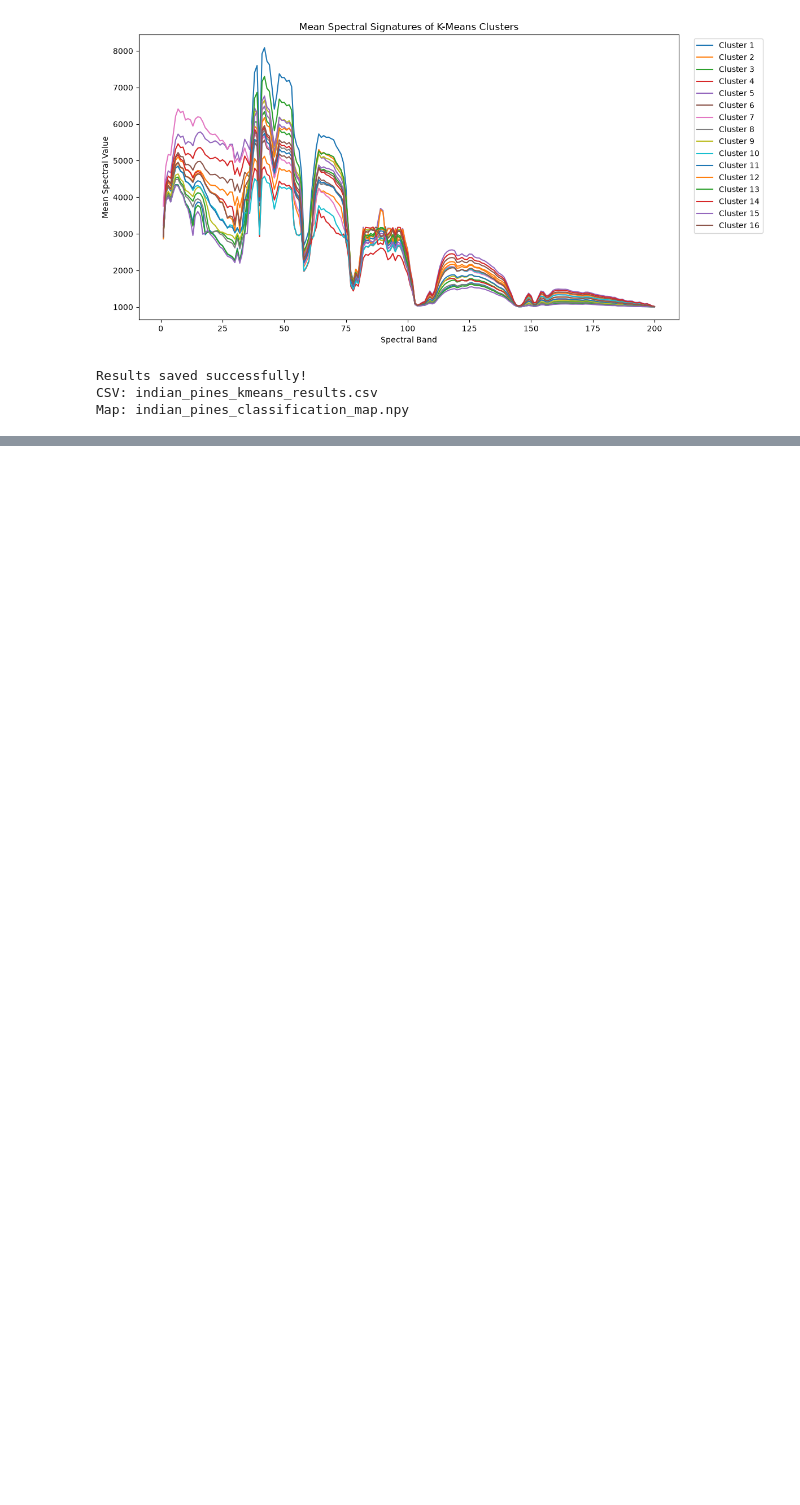
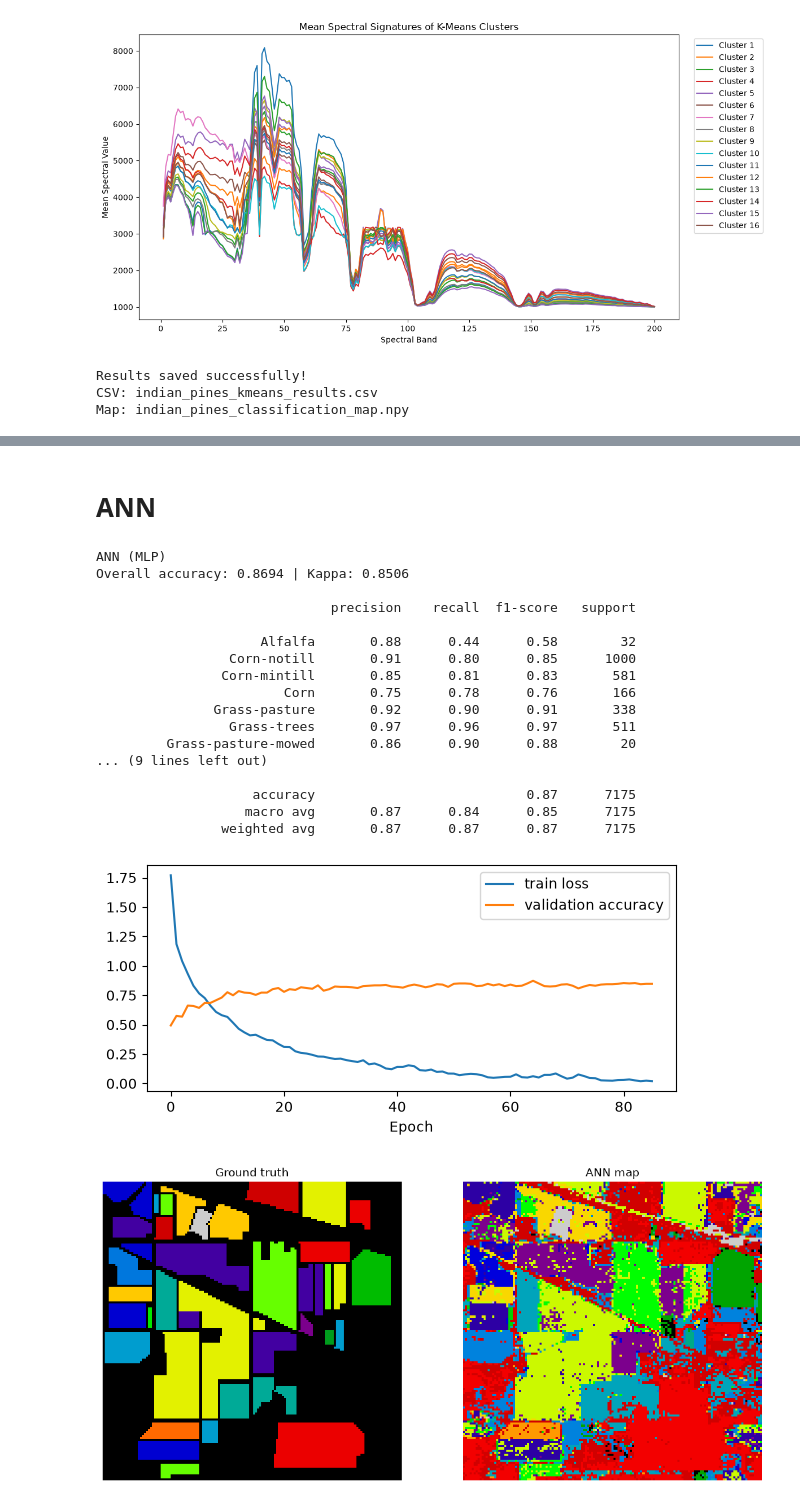
Before and after one commit to MrittikaDutta/Term_paperRS, a Jupyter notebook: Debu/Notebook.ipynb, the cells around one changed output, grey strips where cells are left out. Saved outputs shown, nothing was run; the diff lists cells and outputs as text; code cells hidden in the pictures; blank space fills up the shorter version.

```diff
--- a/Debu/Notebook.ipynb
+++ b/Debu/Notebook.ipynb
@@ -155,0 +361,39 @@ Map: indian_pines_classification_map.npy
+# %% [markdown]
+# ANN
+# %%
+from sklearn.neural_network import MLPClassifier
+
+ann = MLPClassifier(hidden_layer_sizes=(256, 128, 64), activation="relu",
+                    solver="adam", alpha=1e-4, batch_size=128,
+                    learning_rate_init=1e-3, max_iter=300,
+                    early_stopping=True, validation_fraction=0.1,
+                    n_iter_no_change=20, random_state=42)
+ann.fit(X_train_s, y_train)                    # ANN needs scaled inputs
+
+pred_ann = evaluate(ann, X_test_s, "ANN (MLP)")
+
+plt.figure(figsize=(6, 3)); plt.plot(ann.loss_curve_, label="train loss")
+plt.plot(ann.validation_scores_, label="validation accuracy")
+plt.xlabel("Epoch"); plt.legend(); plt.tight_layout(); plt.show()
+
+show_map(ann, use_scaler=True, title="ANN map")
+# %% [output]
+ANN (MLP)
+Overall accuracy: 0.8694 | Kappa: 0.8506
+
+                              precision    recall  f1-score   support
+
+                     Alfalfa       0.88      0.44      0.58        32
+                 Corn-notill       0.91      0.80      0.85      1000
+                Corn-mintill       0.85      0.81      0.83       581
+                        Corn       0.75      0.78      0.76       166
+               Grass-pasture       0.92      0.90      0.91       338
+                 Grass-trees       0.97      0.96      0.97       511
+         Grass-pasture-mowed       0.86      0.90      0.88        20
+... (9 lines left out)
+
+                    accuracy                           0.87      7175
+                   macro avg       0.87      0.84      0.85      7175
+                weighted avg       0.87      0.87      0.87      7175
+[figure, added]
+[figure, added]
```
Also changed, not shown: parts of 9 cells of this notebook.
